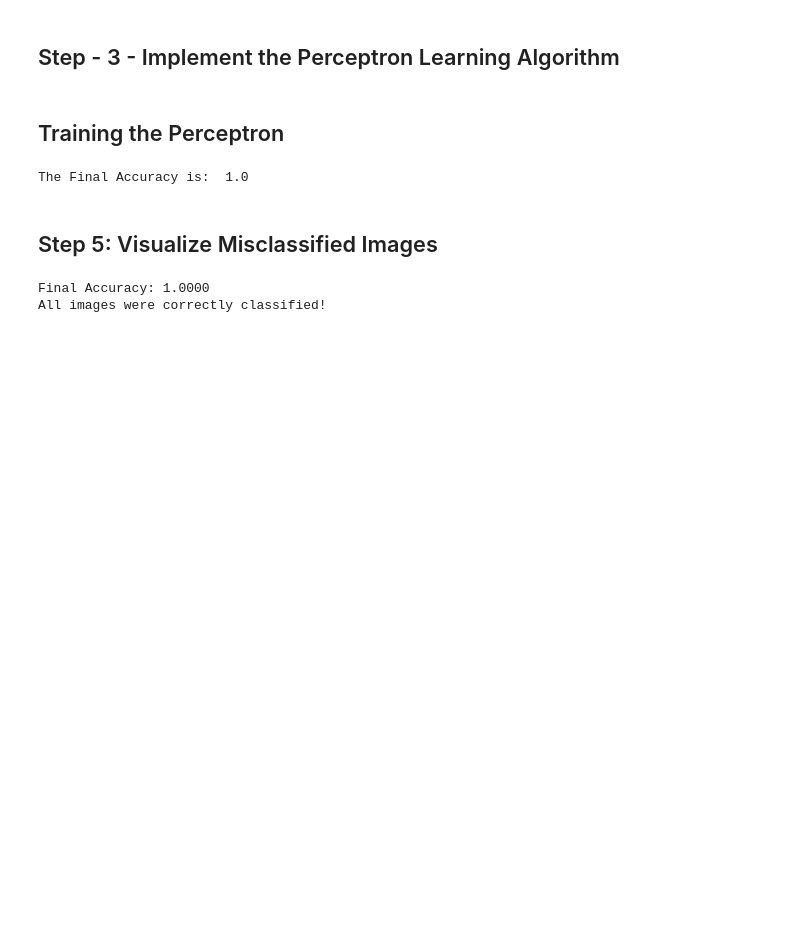
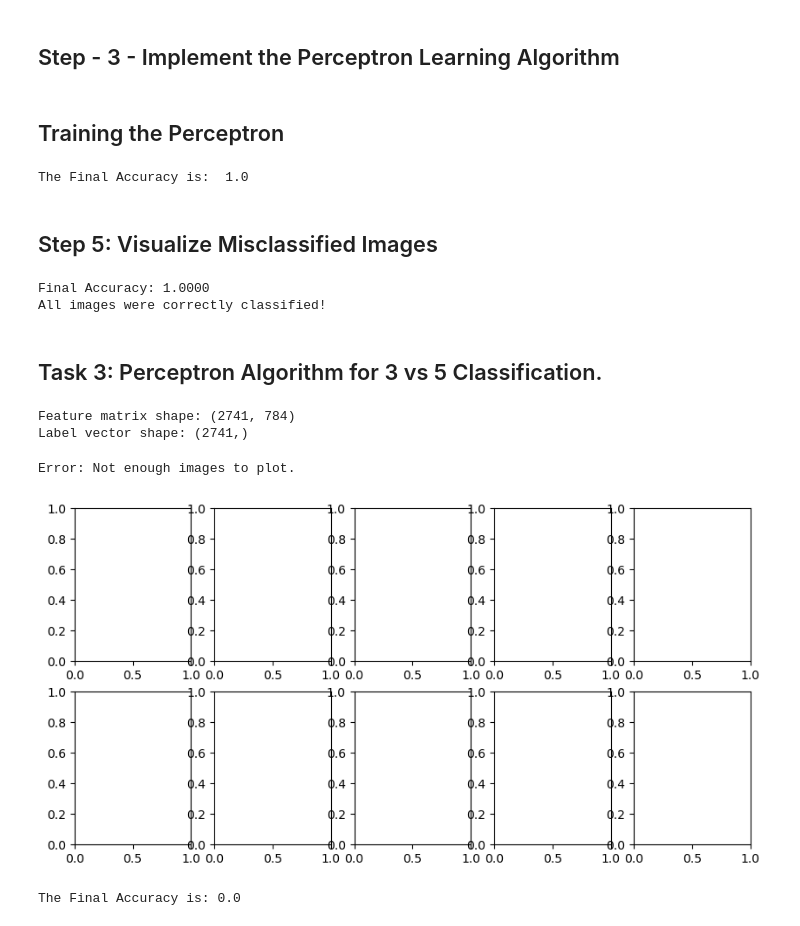
Before and after one commit to KcAvishek/AI-ML, a Jupyter notebook: AI/Workshop03.ipynb, the cells around one changed output. Saved outputs shown, nothing was run; the diff lists cells and outputs as text; code cells hidden in the pictures; blank space fills up the shorter version.

```diff
--- a/AI/Workshop03.ipynb
+++ b/AI/Workshop03.ipynb
@@ -89,7 +91,7 @@ import matplotlib.pyplot as plt
 
 
 # Load the dataset
-df_0_1 = pd.read_csv("/content/mnist_0_and_1.csv")  # Add the correct file path if necessary
+df_0_1 = pd.read_csv("mnist_0_and_1.csv")  # Add the correct file path if necessary
 
 # Extract features and labels
 X = df_0_1.drop(columns=["label"]).values  # 784 pixels
@@ -248,3 +258,43 @@ else:
 # %% [output]
 Final Accuracy: 1.0000
 All images were correctly classified!
+# %% [markdown]
+## Task 3: Perceptron Algorithm for 3 vs 5 Classification.
+# %%
+# Load the dataset
+df2 = pd.read_csv("mnist_3_and_5.csv")
+
+# Extract features and labels
+X = df2.drop(columns=["label"]).values  # 784 pixels
+y = df2["label"].values  # Labels (0 or 1)
+
+# Check the shape of the features and labels
+print("Feature matrix shape:", X.shape)
+print("Label vector shape:", y.shape)
+# %% [output]
+Feature matrix shape: (2741, 784)
+Label vector shape: (2741,)
+# %%
+# Separate images for label 3 (mapped to 0) and 5 (mapped to 1)
+images_3 = X[y == 0]  # Images of digit 3
+images_5 = X[y == 1]  # Images of digit 5
+
+# Plot the images
+fig, axes = plt.subplots(2, 5, figsize=(10, 5))
+if len(images_3) < 5 or len(images_5) < 5:
+    print("Error: Not enough images to plot.")
+else:
+    for i in range(5):
+        # Plot digit 3
+        axes[0, i].imshow(images_3[i].reshape(28, 28), cmap="gray")
+        axes[0, i].set_title("Label: 3")
+        axes[0, i].axis("off")
+        # Plot digit 5
+        axes[1, i].imshow(images_5[i].reshape(28, 28), cmap="gray")
+        axes[1, i].set_title("Label: 5")
+        axes[1, i].axis("off")
+    plt.suptitle("First 5 Images of 3 and 5 from MNIST Subset")
+    plt.show()
+# %% [output]
+Error: Not enough images to plot.
+[figure, added]
@@ -250,0 +337,6 @@ All images were correctly classified!
+# %%
+# Train the perceptron
+weights, bias, accuracy = train_perceptron(X, y, weights, bias, learning_rate, epochs)
+print("The Final Accuracy is:", accuracy)
+# %% [output]
+The Final Accuracy is: 0.0
```
Also changed, not shown: parts of 10 cells of this notebook.
